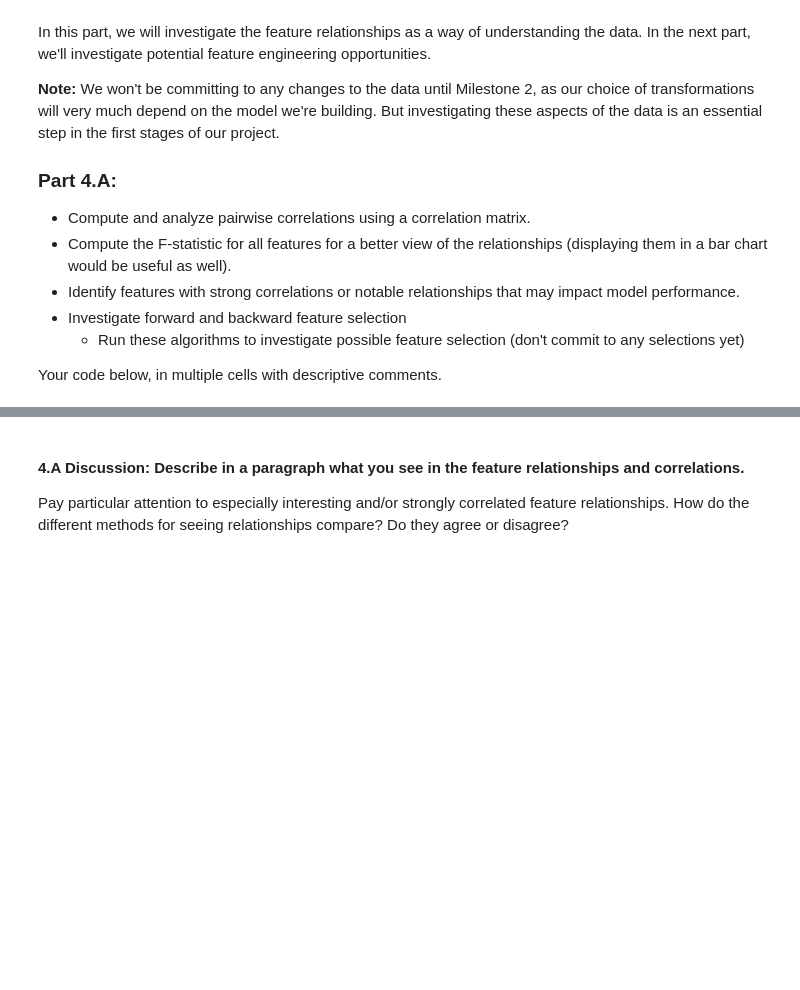
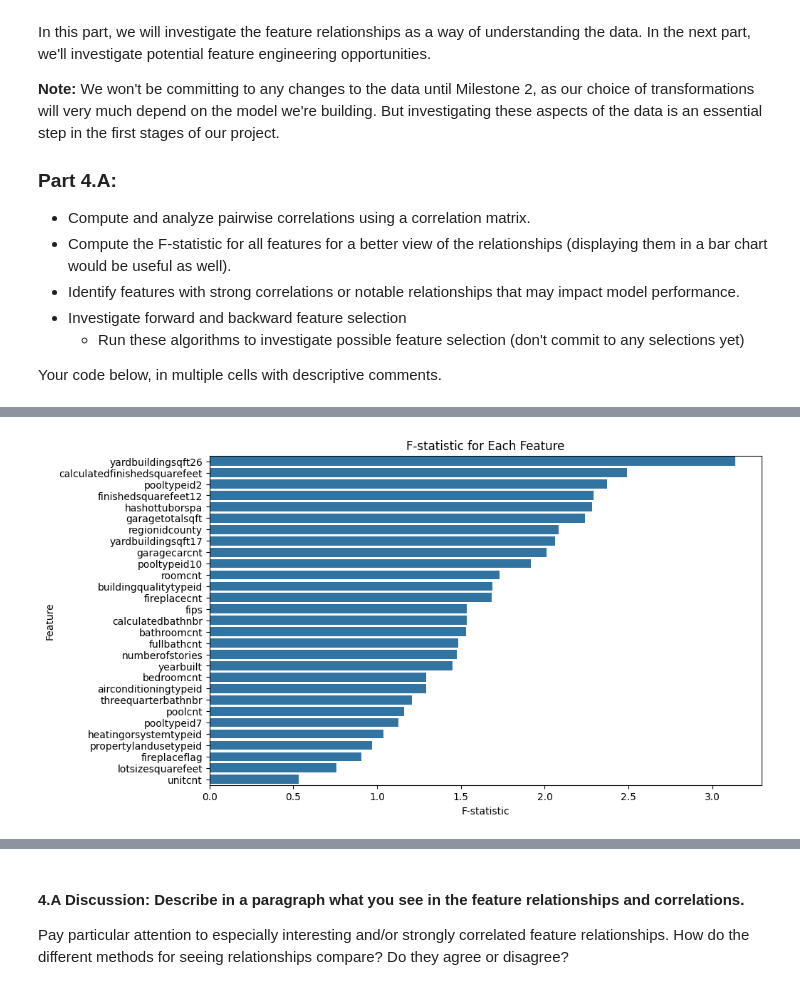
Before and after one commit to LeeMcFarling/Module_3_Milestone_1, a Jupyter notebook: Milestone_01.ipynb, the cells around one changed output, grey strips where cells are left out. Saved outputs shown, nothing was run; the diff lists cells and outputs as text; code cells hidden in the pictures; blank space fills up the shorter version.

```diff
--- a/Milestone_01.ipynb
+++ b/Milestone_01.ipynb
@@ -1333,0 +1372,21 @@ Your code below, in multiple cells with descriptive comments.
+# %%
+from sklearn.feature_selection import f_classif
+X = df_clean.drop(columns='taxvaluedollarcnt').copy().fillna('0')
+y = df_clean['taxvaluedollarcnt']
+f_values, p_values = f_classif(X, y)
+f_stat_df = pd.DataFrame({
+    'Feature': X.columns,
+    'F-statistic': f_values,
+    'p-value': p_values
+})
+
+# Sort by F-statistic
+f_stat_df = f_stat_df.sort_values(by='F-statistic', ascending=False)
+
+# Plot F-statistic values in a bar chart
+plt.figure(figsize=(10, 6))
+sns.barplot(x='F-statistic', y='Feature', data=f_stat_df)
+plt.title('F-statistic for Each Feature')
+plt.show()
+# %% [output]
+[figure, added]
```
Also changed, not shown: parts of 17 cells of this notebook.
